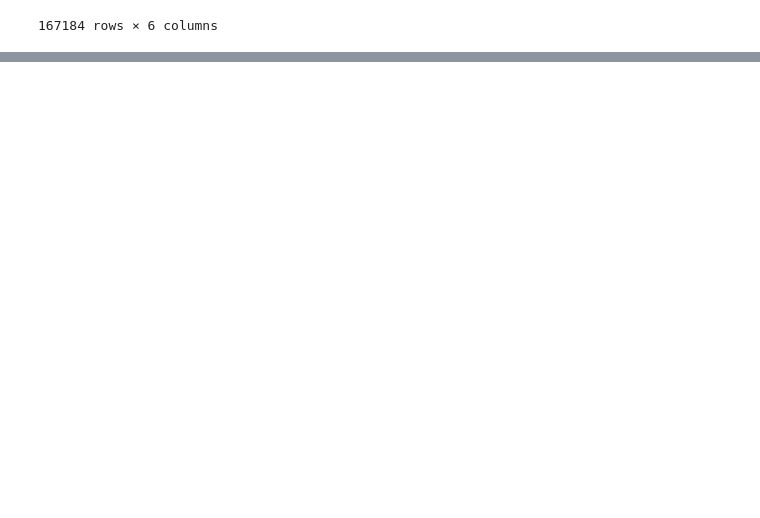
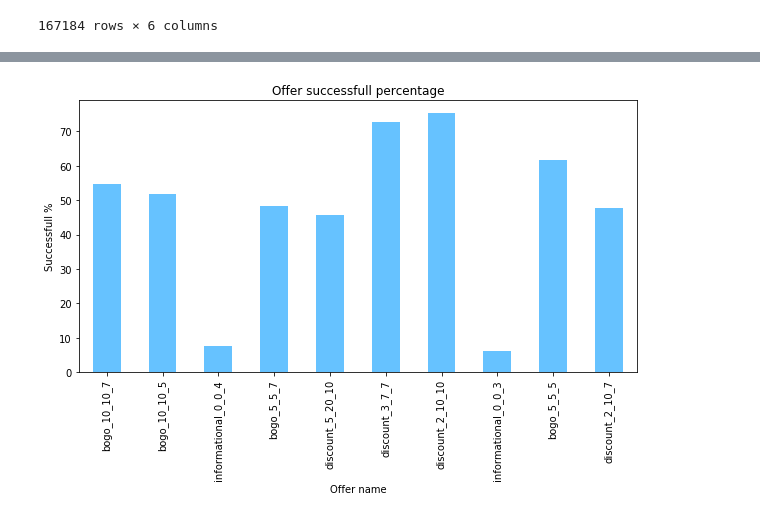
Before and after one commit to amitborkar98/Starbucks-capstone, a Jupyter notebook: Starbucks_Capstone_notebook.ipynb, the cells around one changed output, grey strips where cells are left out. Saved outputs shown, nothing was run; the diff lists cells and outputs as text; code cells hidden in the pictures; blank space fills up the shorter version.

```diff
--- a/Starbucks_Capstone_notebook.ipynb
+++ b/Starbucks_Capstone_notebook.ipynb
@@ -452,0 +472,14 @@ data = data[data['age'] != 118]
+# %%
+offers_list = []
+offers_list.append(data[data['offer_id'] == 'ae264e3637204a6fb9bb56bc8210ddfd']['offer_successful'].mean() * 100)
+offers_list.append(data[data['offer_id'] == '4d5c57ea9a6940dd891ad53e9dbe8da0']['offer_successful'].mean() * 100)
+offers_list.append(data[data['offer_id'] == '3f207df678b143eea3cee63160fa8bed']['offer_successful'].mean() * 100)
+offers_list.append(data[data['offer_id'] == '9b98b8c7a33c4b65b9aebfe6a799e6d9']['offer_successful'].mean() * 100)
+offers_list.append(data[data['offer_id'] == '0b1e1539f2cc45b7b9fa7c272da2e1d7']['offer_successful'].mean() * 100)
+offers_list.append(data[data['offer_id'] == '2298d6c36e964ae4a3e7e9706d1fb8c2']['offer_successful'].mean() * 100)
+offers_list.append(data[data['offer_id'] == 'fafdcd668e3743c1bb461111dcafc2a4']['offer_successful'].mean() * 100)
+offers_list.append(data[data['offer_id'] == '5a8bc65990b245e5a138643cd4eb9837']['offer_successful'].mean() * 100)
+offers_list.append(data[data['offer_id'] == 'f19421c1d4aa40978ebb69ca19b0e20d']['offer_successful'].mean() * 100)
+offers_list.append(data[data['offer_id'] == '2906b810c7d4411798c6938adc9daaa5']['offer_successful'].mean() * 100)
+
+portfolio['completed_percent'] = offers_list
@@ -452,0 +500,12 @@ data = data[data['age'] != 118]
+# %%
+portfolio.plot(kind='bar',
+           x='offer_name',
+           y='completed_percent',
+           color = '#66c2ff',
+           figsize =(10,5),
+           title = "Offer successfull percentage",
+           legend = False);
+plt.xlabel('Offer name');
+plt.ylabel('Successfull %');
+# %% [output]
+[figure, added]
```
Also changed, not shown: parts of 21 cells of this notebook.
